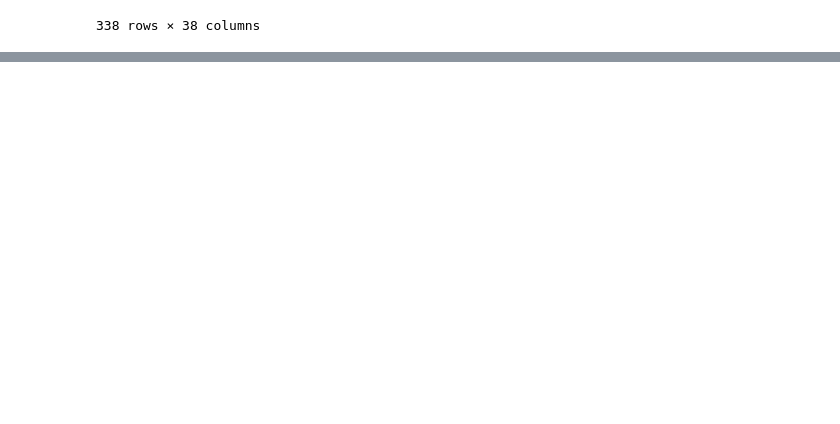
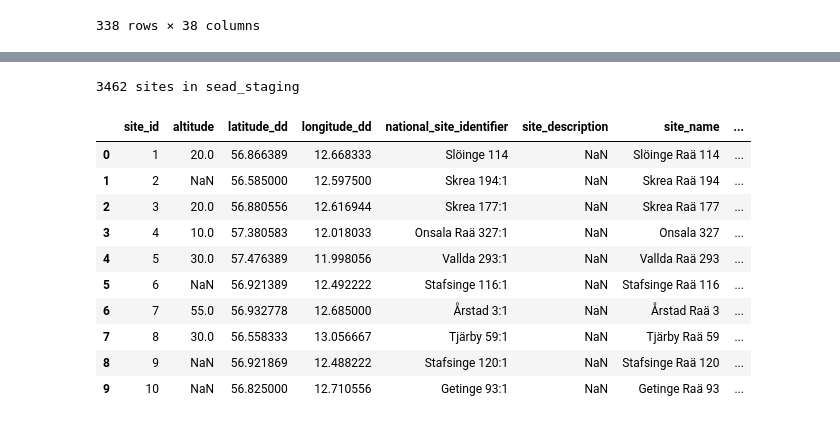
Before and after one commit to Br1CM/sead_strucke_data_cleaning, a Jupyter notebook: notebooks/explore.ipynb, the cells around one changed output, grey strips where cells are left out. Cells and saved outputs as stored; diff of their text form; code cells hidden in the pictures; blank space fills up the shorter version.

```diff
--- a/notebooks/explore.ipynb
+++ b/notebooks/explore.ipynb
@@ -467,0 +489,17 @@ df[df['site_id'].isna()]
+# %%
+sites = pd.read_sql('select * from public.tbl_sites order by site_id', engine)
+print(f'{len(sites)} sites in sead_staging')
+sites.head(10)
+# %% [output]
+3462 sites in sead_staging
+|  | site_id | altitude | latitude_dd | longitude_dd | national_site_identifier | site_description | site_name | ... |
+| 0 | 1 | 20.0 | 56.866389 | 12.668333 | Slöinge 114 | NaN | Slöinge Raä 114 | ... |
+| 1 | 2 | NaN | 56.585000 | 12.597500 | Skrea 194:1 | NaN | Skrea Raä 194 | ... |
+| 2 | 3 | 20.0 | 56.880556 | 12.616944 | Skrea 177:1 | NaN | Skrea Raä 177 | ... |
+| 3 | 4 | 10.0 | 57.380583 | 12.018033 | Onsala Raä 327:1 | NaN | Onsala 327 | ... |
+| 4 | 5 | 30.0 | 57.476389 | 11.998056 | Vallda 293:1 | NaN | Vallda Raä 293 | ... |
+| 5 | 6 | NaN | 56.921389 | 12.492222 | Stafsinge 116:1 | NaN | Stafsinge Raä 116 | ... |
+| 6 | 7 | 55.0 | 56.932778 | 12.685000 | Årstad 3:1 | NaN | Årstad Raä 3 | ... |
+| 7 | 8 | 30.0 | 56.558333 | 13.056667 | Tjärby 59:1 | NaN | Tjärby Raä 59 | ... |
+| 8 | 9 | NaN | 56.921869 | 12.488222 | Stafsinge 120:1 | NaN | Stafsinge Raä 120 | ... |
+| 9 | 10 | NaN | 56.825000 | 12.710556 | Getinge 93:1 | NaN | Getinge Raä 93 | ... |
```
Also changed, not shown: parts of 6 cells of this notebook.
